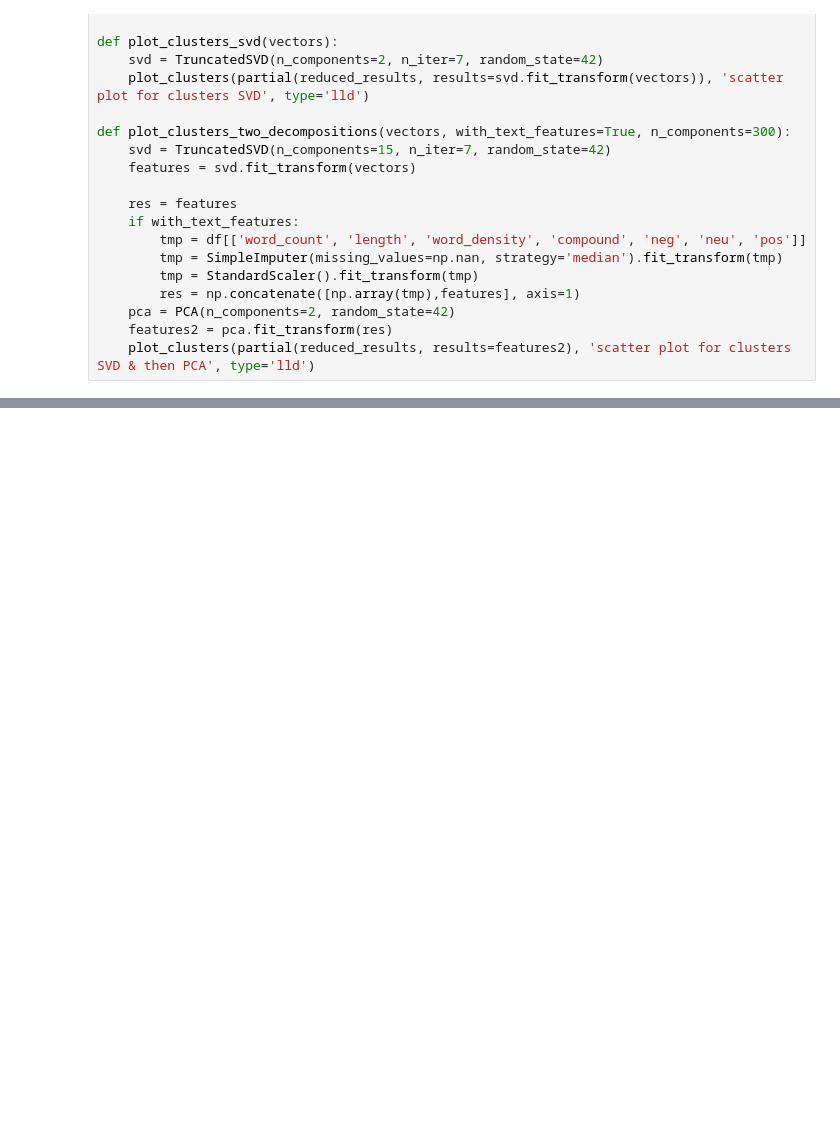
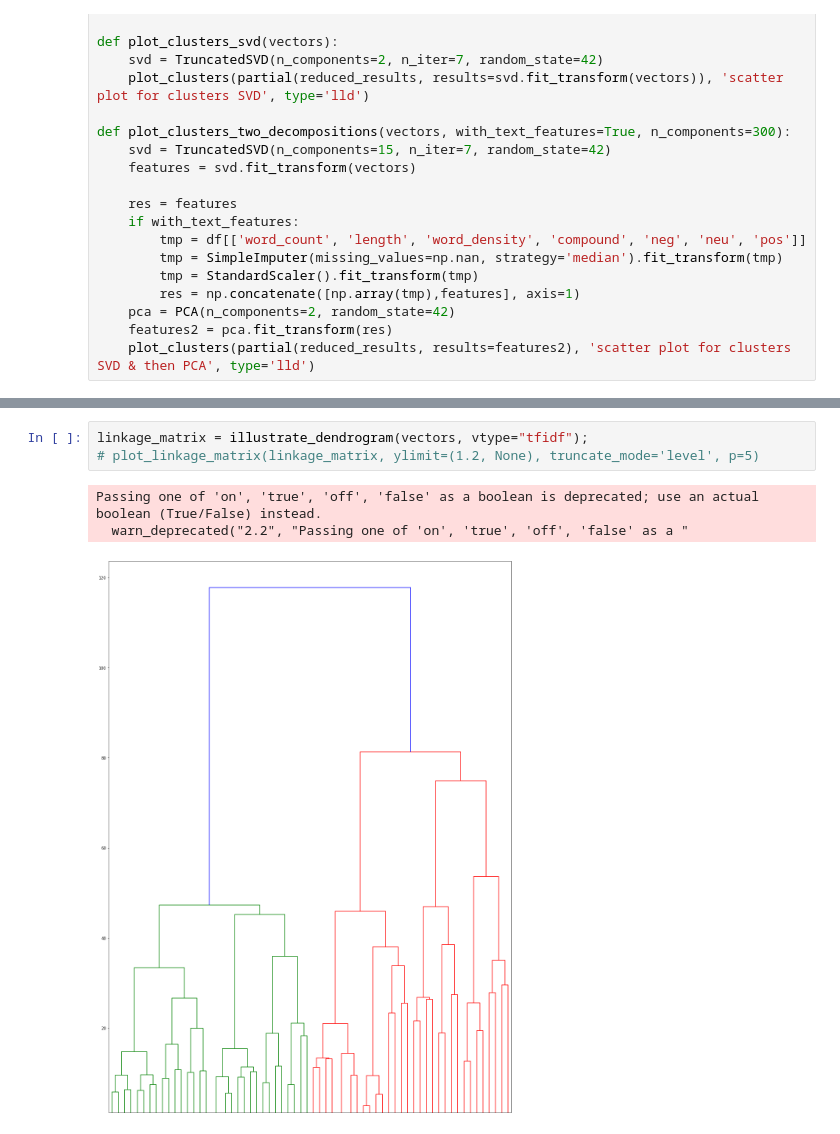
Before and after one commit to GA239/DS_course, a Jupyter notebook: HW6/clustering.ipynb, the cells around one changed output, grey strips where cells are left out. Cells and saved outputs as stored; diff of their text form; blank space fills up the shorter version.

```diff
--- a/HW6/clustering.ipynb
+++ b/HW6/clustering.ipynb
@@ -286,0 +331,7 @@ plot_clusters_two_decompositions(vectors, with_text_features=False, n_components
+# %%
+linkage_matrix = illustrate_dendrogram(vectors, vtype="tfidf");
+# plot_linkage_matrix(linkage_matrix, ylimit=(1.2, None), truncate_mode='level', p=5)
+# %% [output]
+Passing one of 'on', 'true', 'off', 'false' as a boolean is deprecated; use an actual boolean (True/False) instead.
+  warn_deprecated("2.2", "Passing one of 'on', 'true', 'off', 'false' as a "
+[figure, added]
```
Also changed, not shown: parts of 19 cells of this notebook, 3 other files.
